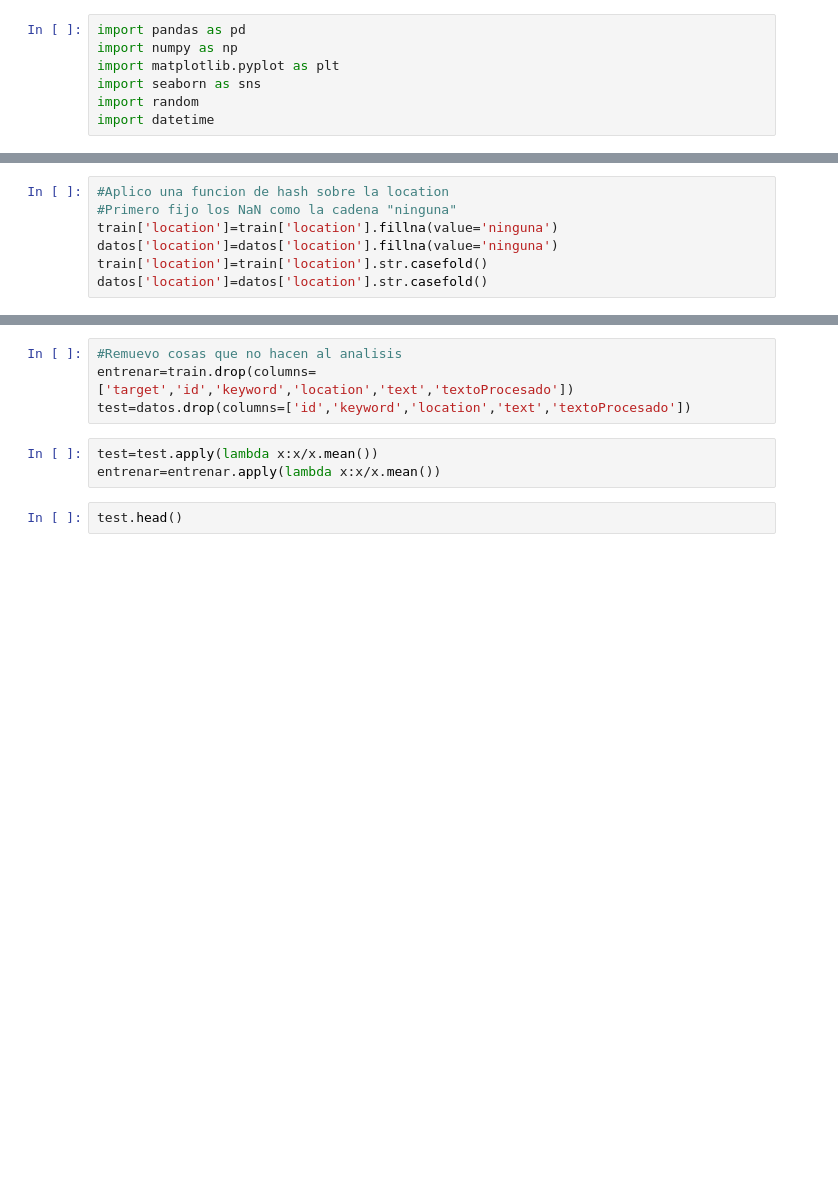
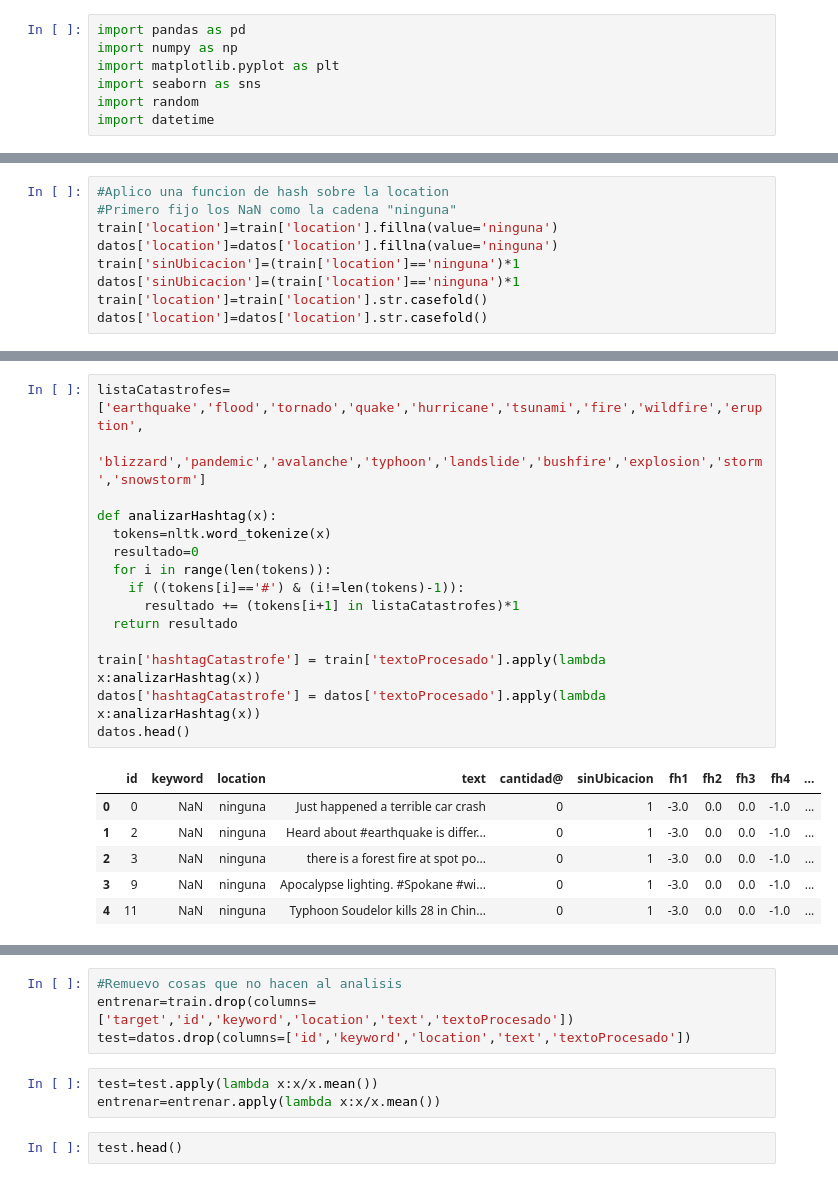
Before and after one commit to NicolasRFL/OrgaDatosTP2, a Jupyter notebook: Untitled3.ipynb, the cells around one changed output, grey strips where cells are left out. Saved outputs shown, nothing was run; the diff lists cells and outputs as text; blank space fills up the shorter version.

```diff
--- a/Untitled3.ipynb
+++ b/Untitled3.ipynb
@@ -67,6 +113,8 @@ train.head()
 #Primero fijo los NaN como la cadena "ninguna"
 train['location']=train['location'].fillna(value='ninguna')
 datos['location']=datos['location'].fillna(value='ninguna')
+train['sinUbicacion']=(train['location']=='ninguna')*1
+datos['sinUbicacion']=(train['location']=='ninguna')*1
 train['location']=train['location'].str.casefold()
 datos['location']=datos['location'].str.casefold()
 # %%
@@ -146,3 +237,25 @@ train.head()"""
+# %%
+listaCatastrofes=['earthquake','flood','tornado','quake','hurricane','tsunami','fire','wildfire','eruption',
+                  'blizzard','pandemic','avalanche','typhoon','landslide','bushfire','explosion','storm','snowstorm']
+
+def analizarHashtag(x):
+  tokens=nltk.word_tokenize(x)
+  resultado=0
+  for i in range(len(tokens)):
+    if ((tokens[i]=='#') & (i!=len(tokens)-1)):
+      resultado += (tokens[i+1] in listaCatastrofes)*1
+  return resultado
+
+train['hashtagCatastrofe'] = train['textoProcesado'].apply(lambda x:analizarHashtag(x))
+datos['hashtagCatastrofe'] = datos['textoProcesado'].apply(lambda x:analizarHashtag(x))
+datos.head()
+# %% [output]
+|  | id | keyword | location | text | cantidad@ | sinUbicacion | fh1 | fh2 | fh3 | fh4 | ... |
+| 0 | 0 | NaN | ninguna | Just happened a terrible car crash | 0 | 1 | -3.0 | 0.0 | 0.0 | -1.0 | ... |
+| 1 | 2 | NaN | ninguna | Heard about #earthquake is differ... | 0 | 1 | -3.0 | 0.0 | 0.0 | -1.0 | ... |
+| 2 | 3 | NaN | ninguna | there is a forest fire at spot po... | 0 | 1 | -3.0 | 0.0 | 0.0 | -1.0 | ... |
+| 3 | 9 | NaN | ninguna | Apocalypse lighting. #Spokane #wi... | 0 | 1 | -3.0 | 0.0 | 0.0 | -1.0 | ... |
+| 4 | 11 | NaN | ninguna | Typhoon Soudelor kills 28 in Chin... | 0 | 1 | -3.0 | 0.0 | 0.0 | -1.0 | ... |
 # %%
 train['keyword'].fillna(value='ninguna',inplace=True)
 datos['keyword'].fillna(value='ninguna',inplace=True)
```
Also changed, not shown: parts of 32 cells of this notebook.
